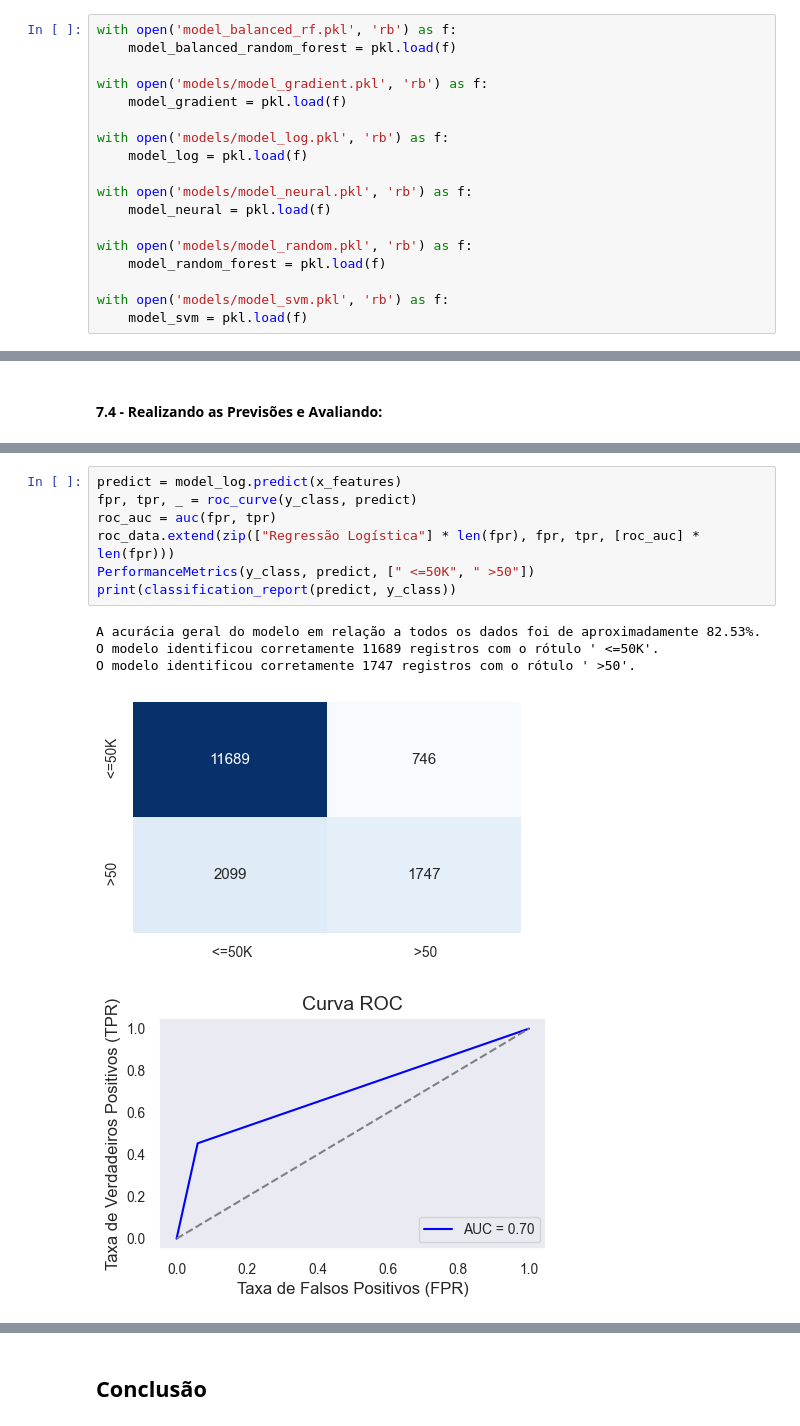
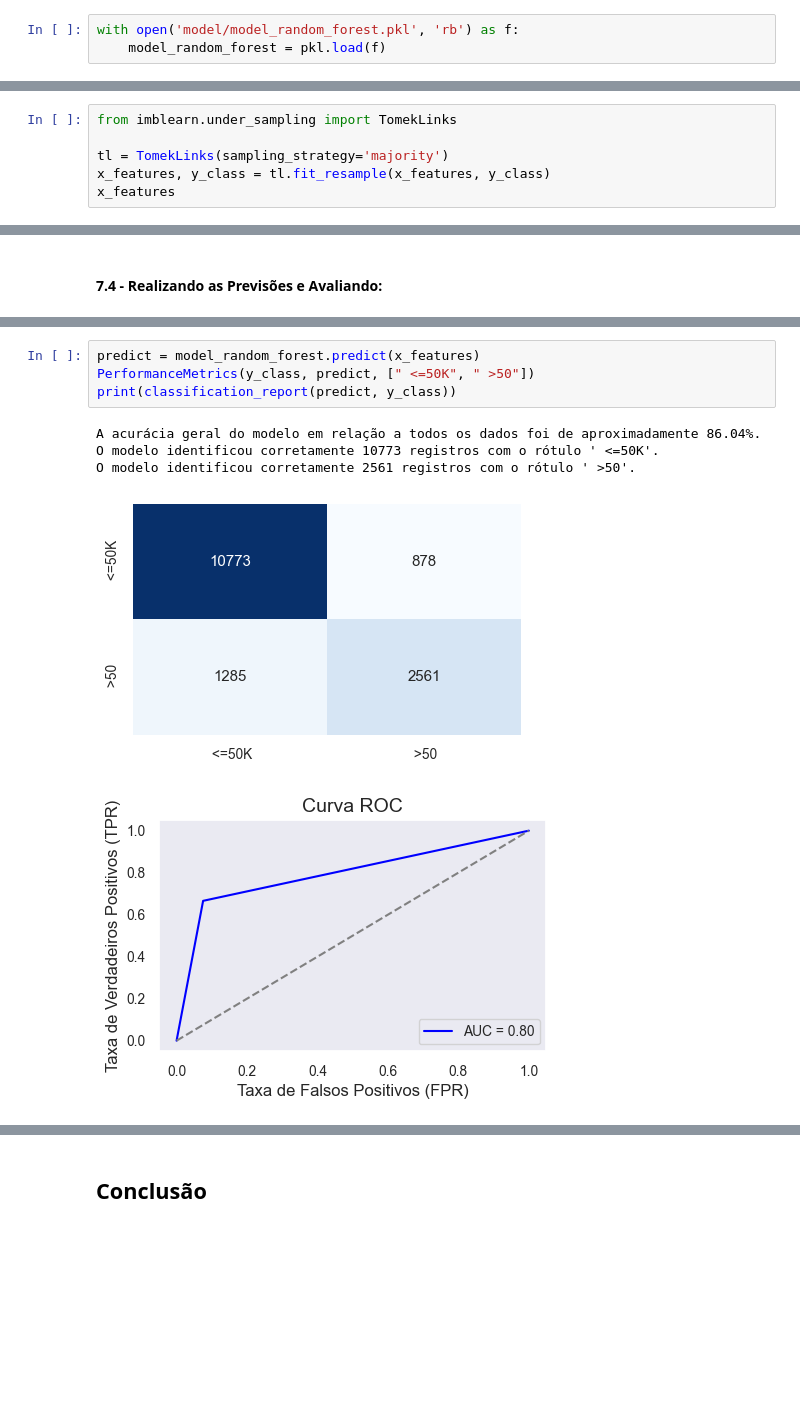
Before and after one commit to luccasena/Machine-Learning-Binary-Classification, a Jupyter notebook: 3test.ipynb, the cells around one changed output, grey strips where cells are left out. Cells and saved outputs as stored; diff of their text form; blank space fills up the shorter version.

```diff
--- a/3test.ipynb
+++ b/3test.ipynb
@@ -11,24 +11,9 @@ import pandas as pd
 import pickle as pkl
 # %% [markdown]
 #### **7.1 - Importando os modelos treinados:**
-# %%
-with open('model_balanced_rf.pkl', 'rb') as f:
-    model_balanced_random_forest = pkl.load(f)
-
-with open('models/model_gradient.pkl', 'rb') as f:
-    model_gradient = pkl.load(f)
-
-with open('models/model_log.pkl', 'rb') as f:
-    model_log = pkl.load(f)
-
-with open('models/model_neural.pkl', 'rb') as f:
-    model_neural = pkl.load(f)
-
-with open('models/model_random.pkl', 'rb') as f:
-    model_random_forest = pkl.load(f)
-
-with open('models/model_svm.pkl', 'rb') as f:
-    model_svm = pkl.load(f)
+# %%
+with open('model/model_random_forest.pkl', 'rb') as f:
+    model_random_forest = pkl.load(f)
 # %%
 dataset = pd.read_csv("data/adult_test.csv")
 dataset
@@ -139,3 +101,9 @@ array([[-0.99434754, -0.09851079,  0.73008519, ..., -0.20395789,
         -0.02713725,  0.25775643],
        [-0.27204153,  0.79599794,  0.06691931, ..., -0.20395789,
          1.60621433,  0.25775643]], shape=(16281, 14))
+# %%
+from imblearn.under_sampling import TomekLinks
+
+tl = TomekLinks(sampling_strategy='majority')
+x_features, y_class = tl.fit_resample(x_features, y_class)
+x_features
@@ -184,15 +165,12 @@ roc_data = []
 # %%
-predict = model_log.predict(x_features)
-fpr, tpr, _ = roc_curve(y_class, predict)
-roc_auc = auc(fpr, tpr)
-roc_data.extend(zip(["Regressão Logística"] * len(fpr), fpr, tpr, [roc_auc] * len(fpr)))
+predict = model_random_forest.predict(x_features)
 PerformanceMetrics(y_class, predict, [" <=50K", " >50"])
 print(classification_report(predict, y_class))
 # %% [output]
-A acurácia geral do modelo em relação a todos os dados foi de aproximadamente 82.53%.
-O modelo identificou corretamente 11689 registros com o rótulo ' <=50K'.
-O modelo identificou corretamente 1747 registros com o rótulo ' >50'.
+A acurácia geral do modelo em relação a todos os dados foi de aproximadamente 86.04%.
+O modelo identificou corretamente 10773 registros com o rótulo ' <=50K'.
+O modelo identificou corretamente 2561 registros com o rótulo ' >50'.
-[figure, old version]
+[figure, new version]
-[figure, old version]
+[figure, new version]
               precision    recall  f1-score   support
 
```
Also changed, not shown: parts of 21 cells of this notebook, 8 other files.
